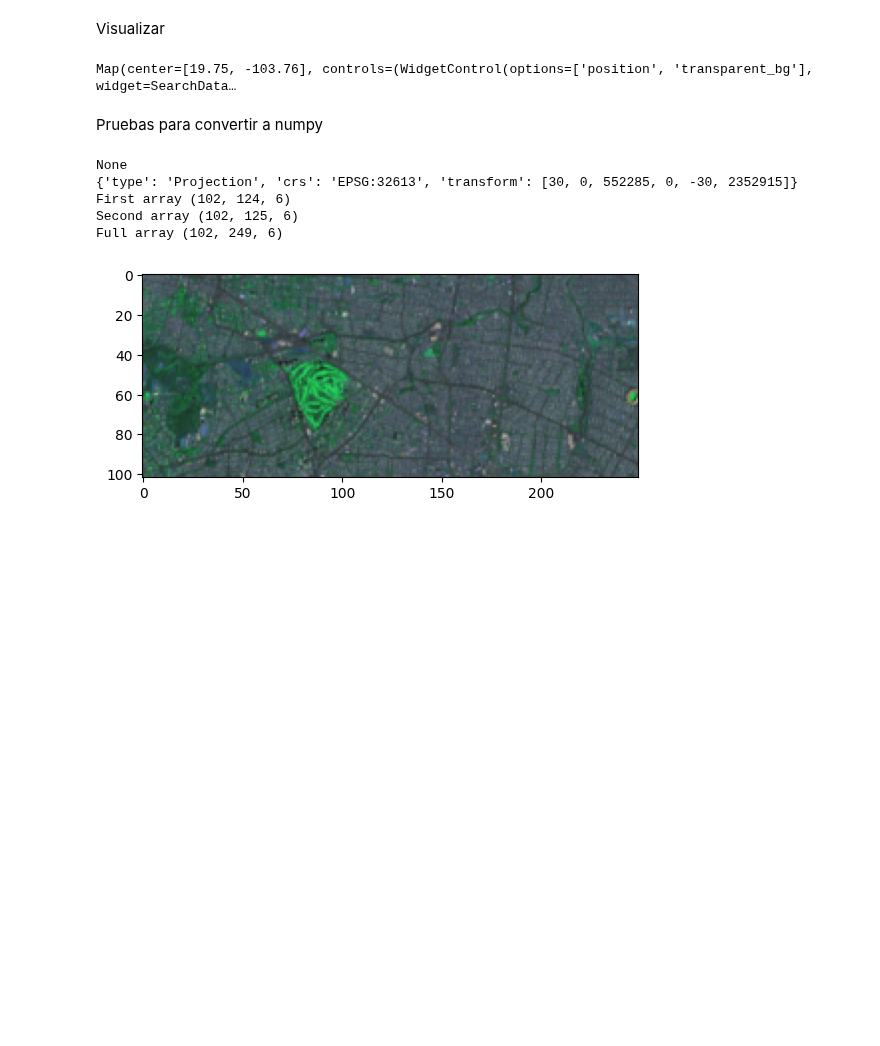
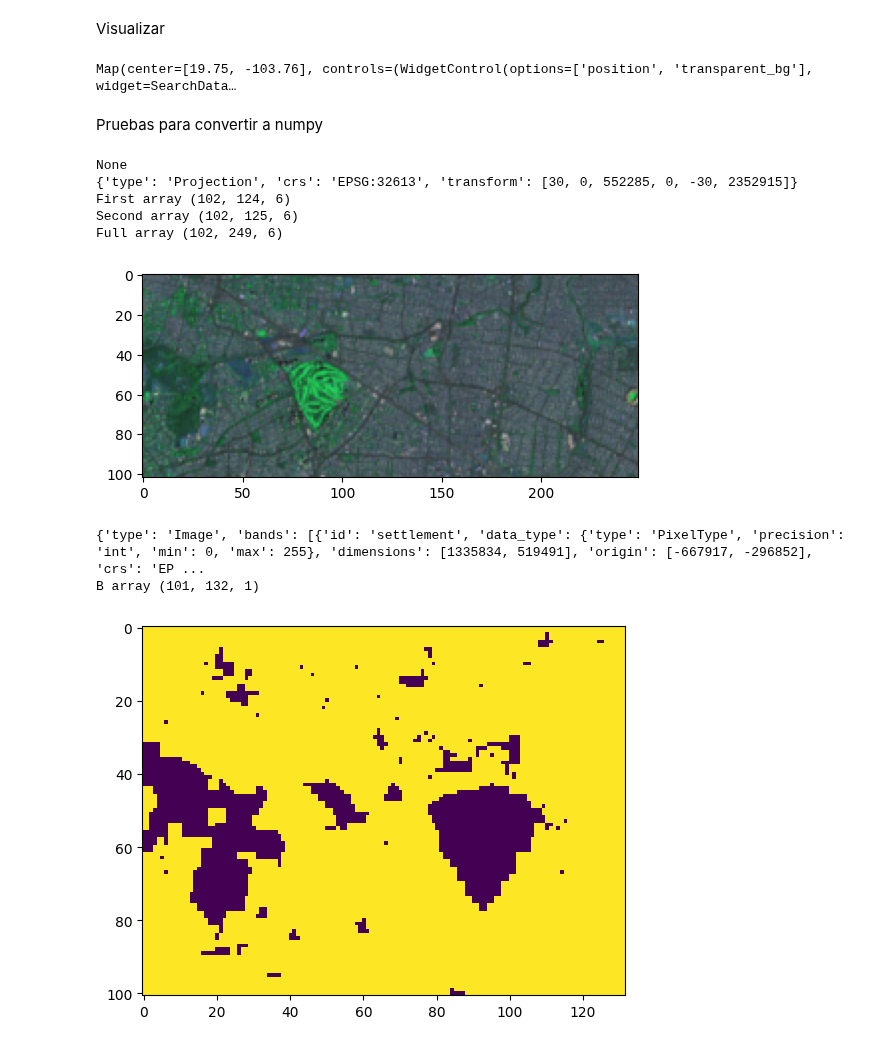
Before and after one commit to vshalisko/GEE, a Jupyter notebook: Colab/Landsat_ANN_test.ipynb, the cells around one changed output. Cells and saved outputs as stored; diff of their text form; code cells hidden in the pictures; blank space fills up the shorter version.

```diff
--- a/Colab/Landsat_ANN_test.ipynb
+++ b/Colab/Landsat_ANN_test.ipynb
@@ -87,11 +87,11 @@ Map(center=[19.75, -103.76], controls=(WidgetControl(options=['position', 'trans
 Pruebas para convertir a numpy
 # %%
 bands_L8 = ['SR_B2','SR_B3','SR_B4','SR_B5','SR_B6','SR_B7']
-bands_B = ['settelment']
+bands_B = ['settlement']
 
 def tile_to_numpy(image, rectangle, bands):
   ## extraccion de bandas en un region rectangular
-  image_tile = image.sampleRectangle(region=rectangle)
+  image_tile = image.sampleRectangle(region=rectangle,defaultValue=0)
   first_band = image_tile.get(bands[0])
   band_array_np = np.array(first_band.getInfo())
   band_array_np = np.expand_dims(band_array_np, 2)
@@ -150,6 +150,31 @@ First array (102, 124, 6)
 Second array (102, 125, 6)
 Full array (102, 249, 6)
 [figure]
+# %%
+## Resample
+#built_2015_hr_mean = built_2015_hr.reproject(projection.get('crs'), projection.get('transform'))
+
+#print(built_2015_hr_mean.getInfo())
+
+proj = ee.Projection('EPSG:4326').getInfo()
+built_2015_hr_mean = built_2015_hr.reproject(proj.get('crs'), None, 30)
+print(built_2015_hr_mean.getInfo())
+
+Map1 = geemap.Map()
+Map1.centerObject(punto_interes, 8)
+Map1.addLayer(built_2015_hr_mean, vizBuiltup_HR, 'Builtup 2015 10m', True, 0.5)
+Map1
+
+array3 = tile_to_numpy(built_2015_hr_mean, aoi1, bands_B)
+print("B array", array3.shape)
+# Scale the data to [0, 255] to show as an RGB image.
+B_img_test = (array3).astype('uint8')
+plt.imshow(B_img_test[:,:,0])
+plt.show()
+# %% [output]
+{'type': 'Image', 'bands': [{'id': 'settlement', 'data_type': {'type': 'PixelType', 'precision': 'int', 'min': 0, 'max': 255}, 'dimensions': [1335834, 519491], 'origin': [-667917, -296852], 'crs': 'EP ...
+B array (101, 132, 1)
+[figure, added]
 # %%
 def loadTiff(in_image, init=None, size_img=None):
     src = raster.read(in_image, bands='all')
```
